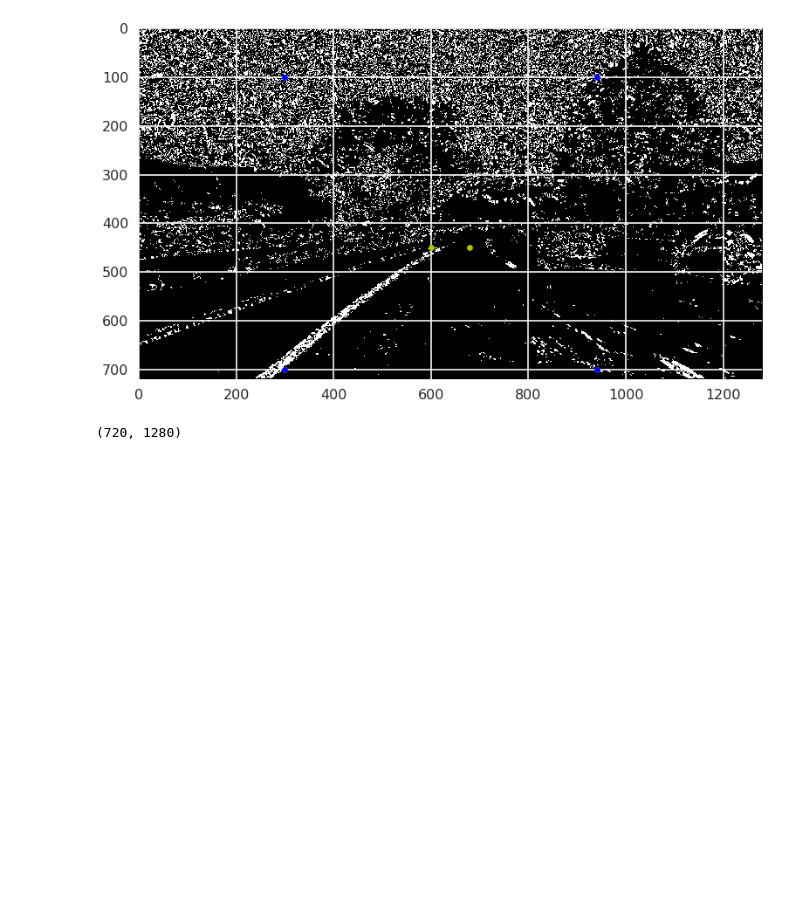
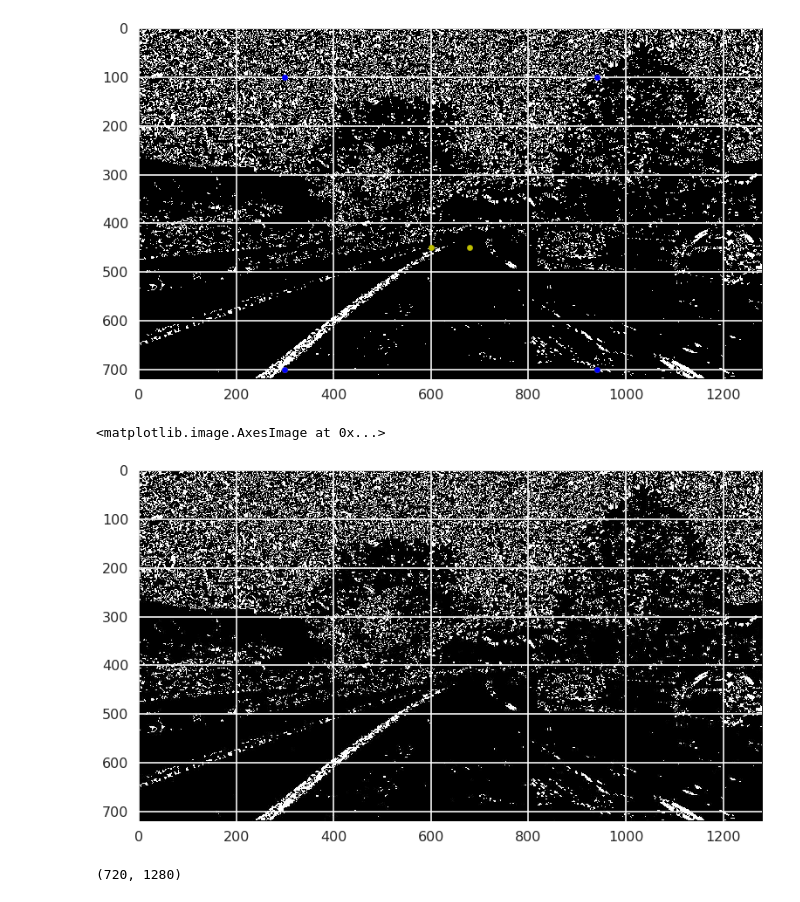
Before and after one commit to DrClick/SDC, a Jupyter notebook: sdc/project_4/cnd-all/project_pipeline.ipynb, the cells around one changed output. Drawn from its saved outputs; the diff is of its cells as text; code cells hidden in the pictures; blank space fills up the shorter version.

Commit message:
binary output

```diff
--- a/sdc/project_4/cnd-all/project_pipeline.ipynb
+++ b/sdc/project_4/cnd-all/project_pipeline.ipynb
@@ -175,5 +175,10 @@ imsave("output_images/pipeline_binary.jpg", tmp * 255)
 # %% [output]
 [figure]
+# %%
+plt.imshow(imread("output_images/pipeline_binary.jpg"))
+# %% [output]
+<matplotlib.image.AxesImage at 0x...>
+[figure, added]
 # %%
 def moving_average(a, n=3) :
     ret = np.cumsum(a, dtype=float)
```
Also changed, not shown: parts of 1 cell of this notebook, 1 other file.
